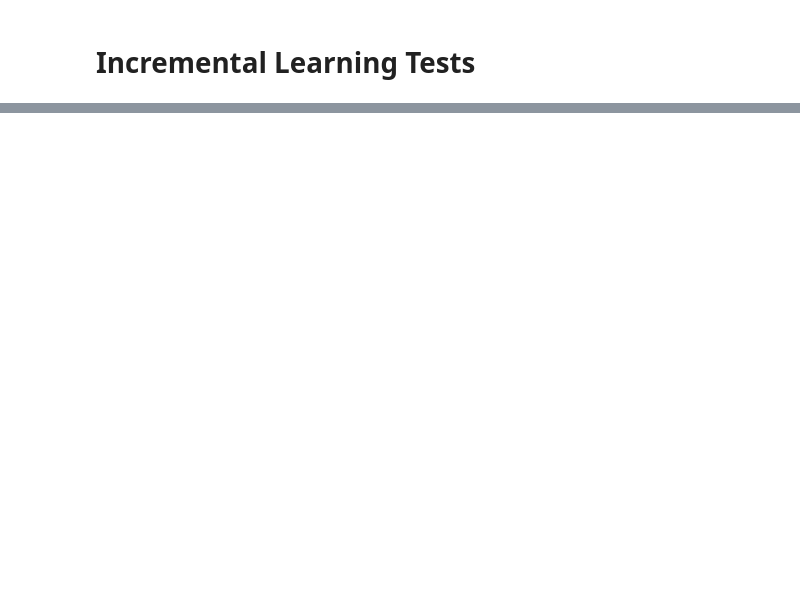
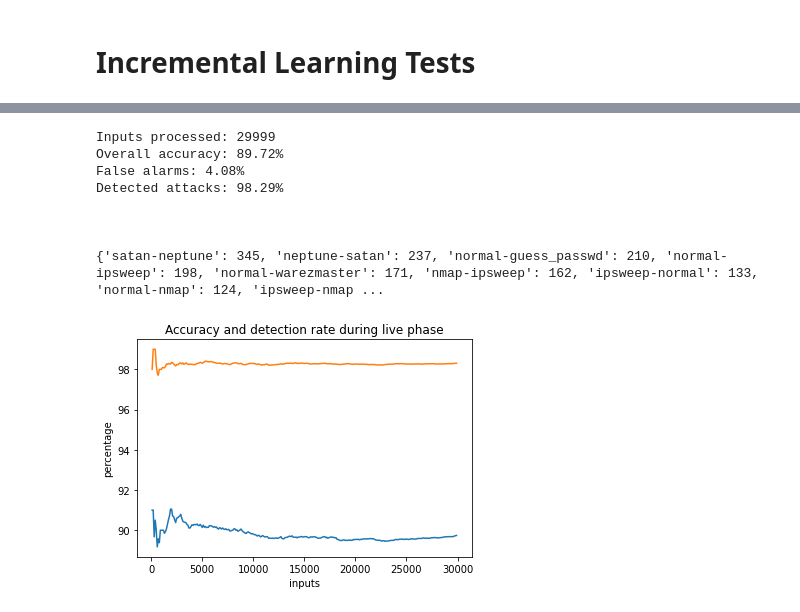
Before and after one commit to marcellorinaldo/SF-SOINN-IDS, a Jupyter notebook: nsl-kdd.ipynb, the cells around one changed output, grey strips where cells are left out. Cells and saved outputs as stored; diff of their text form; code cells hidden in the pictures; blank space fills up the shorter version.

```diff
--- a/nsl-kdd.ipynb
+++ b/nsl-kdd.ipynb
@@ -117,11 +133,12 @@ def run_test(s, data, y_test):
 # %%
 train = pd.read_csv('./NSL-KDD/KDDTrain+.txt', sep=',', header=None)
 test = pd.read_csv('./NSL-KDD/KDDTest+.txt', sep=',', header=None)
-#test_n21 = pd.read_csv('./NSL-KDD/KDDTest-21.txt', sep=',', header=None)
+test_n21 = pd.read_csv('./NSL-KDD/KDDTest-21.txt', sep=',', header=None)
 
 # dropping first not necessary column
 train.drop([0], axis=1, inplace=True)
 test.drop([0], axis=1, inplace=True)
+test_n21.drop([0], axis=1, inplace=True)
 
 # shuffling training dataset
 train = train.sample(frac=1).reset_index(drop=True)
@@ -129,6 +146,7 @@ train = train.sample(frac=1).reset_index(drop=True)
 # one-hot encoding for non-ordinal categorical variables (first three columns)
 train = pd.get_dummies(train, columns=[1, 2, 3])
 test = pd.get_dummies(test, columns=[1, 2, 3])
+test_n21 = pd.get_dummies(test_n21, columns=[1, 2, 3])
 
 # adding columns present in train but not in test
 extra_columns = []
@@ -137,14 +155,22 @@ for i in train.columns.values:
         extra_columns.append(i)
 for col in extra_columns:
     test[col] = 0
+extra_columns = []
+for i in train.columns.values:
+    if i not in test_n21.columns.values:
+        extra_columns.append(i)
+for col in extra_columns:
+    test_n21[col] = 0
 
 # reordering columns
 train.columns.astype('string')
 test.columns.astype('string')
+test_n21.columns.astype('string')
 cols = train.columns.tolist()
 cols.sort()
 train = train[cols]
 test = test[cols]
+test_n21 = test_n21[cols]
 
 # selecting subset of difficulty < 21 for test dataset
 test_21 = test[test['42'] == 21]
@@ -155,26 +181,31 @@ del test_21['index']
 # dropping the 'difficulty level' column
 del train['42']
 del test['42']
+del test_n21['42']
 
-# incremental train datasets
+# incremental training datasets
 train1 = train[:30000]
 train1.reset_index(inplace=True)
 y_train1 = train1['41'].values
+del train1['index']
 del train1['41']
 
 train2 = train[30000:60000]
 train2.reset_index(inplace=True)
 y_train2 = train2['41'].values
+del train2['index']
 del train2['41']
 
 train3 = train[60000:90000]
 train3.reset_index(inplace=True)
 y_train3 = train3['41'].values
+del train3['index']
 del train3['41']
 
 train4 = train[90000:]
 train4.reset_index(inplace=True)
 y_train4 = train4['41'].values
+del train4['index']
 del train4['41']
 
 # dropping label
@@ -184,6 +215,8 @@ y_test = test['41'].values
 del test['41']
 y_test_21 = test_21['41'].values
 del test_21['41']
+y_test_n21 = test_n21['41'].values
+del test_n21['41']
 # %%
 # features normalization
 #mms = MinMaxScaler()
@@ -382,13 +320,13 @@ ig.plot(s.network, vertex_size=5, vertex_color=[color_dict[c] for c in s.network
 # %% [markdown]
 # Incremental Learning Tests
 # %%
-rand_int = random.randint(1, len(train1) - 1)
-x1 = train1.iloc[rand_int].values
-rand_int = random.randint(1, len(train1) - 1)
-x2 = train1.iloc[rand_int].values
-rand_int = random.randint(1, len(train1) - 1)
-x3 = train1.iloc[rand_int].values
+rand_int = random.randint(1, len(test_n21) - 1)
+x1 = test_n21.iloc[rand_int].values
+rand_int = random.randint(1, len(test_n21) - 1)
+x2 = test_n21.iloc[rand_int].values
+rand_int = random.randint(1, len(test_n21) - 1)
+x3 = test_n21.iloc[rand_int].values
 
-s = SOINN.SOINN(x1, x2, x3, max_edge_age=10000, iter_lambda=50)
+s = SOINN.SOINN(x1, x2, x3, max_edge_age=1000, iter_lambda=50)
 
-_, _, _, _, _ =run_train(s, data=train1, y_train=y_train1)
+_, _, _, _, _ = train_phase(model=s, data=test_n21, labels=y_test_n21)
@@ -440,0 +355,12 @@ ig.plot(s.network, vertex_size=5, vertex_color=[color_dict[c] for c in s.network
+# %%
+live_phase(model=s, data=train2, labels=y_train2, plots=True)
+# %% [output]
+Inputs processed: 29999
+Overall accuracy: 89.72%
+False alarms: 4.08%
+Detected attacks: 98.29%
+
+
+
+{'satan-neptune': 345, 'neptune-satan': 237, 'normal-guess_passwd': 210, 'normal-ipsweep': 198, 'normal-warezmaster': 171, 'nmap-ipsweep': 162, 'ipsweep-normal': 133, 'normal-nmap': 124, 'ipsweep-nmap ...
+[figure, added]
```
Also changed, not shown: parts of 28 cells of this notebook, 1 other file.
